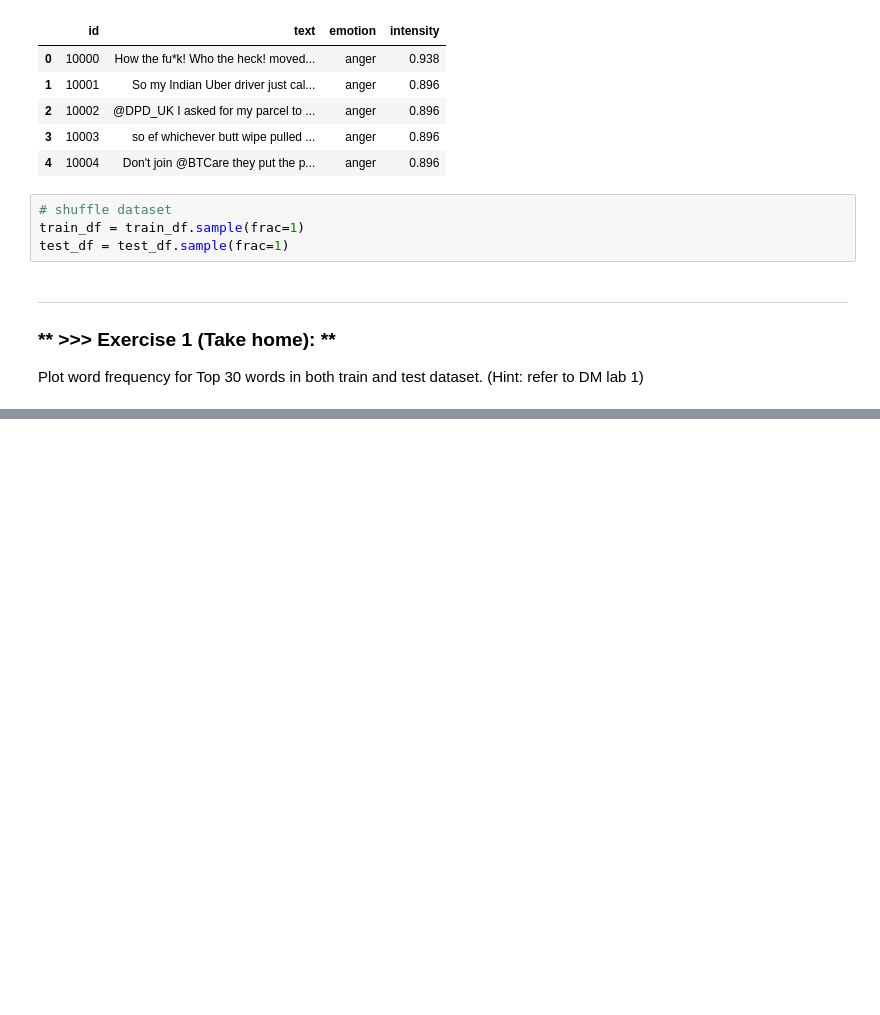
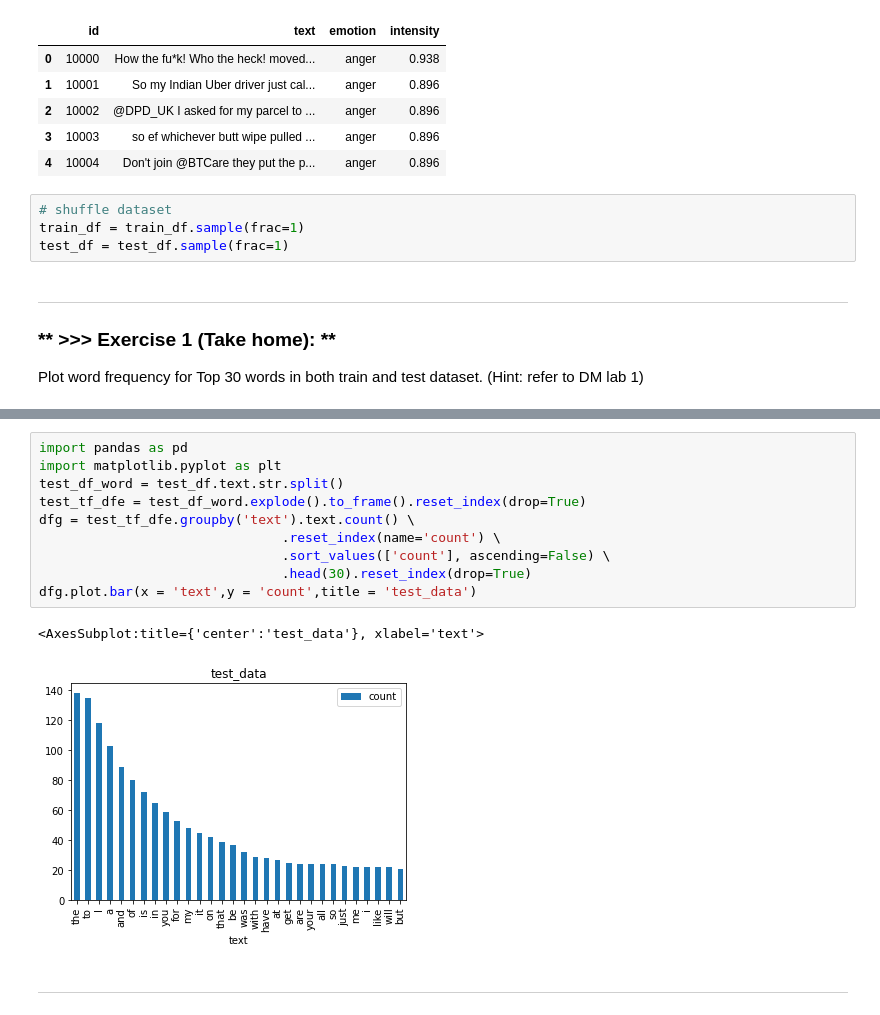
Before and after one commit to kstsunhj/DM2021-Lab2-HW2, a Jupyter notebook: DM2021-Lab2-Homework.ipynb, the cells around one changed output, grey strips where cells are left out. Cells and saved outputs as stored; diff of their text form; blank space fills up the shorter version.

```diff
--- a/DM2021-Lab2-Homework.ipynb
+++ b/DM2021-Lab2-Homework.ipynb
@@ -97,0 +97,15 @@ dfg
+# %%
+import pandas as pd
+import matplotlib.pyplot as plt
+test_df_word = test_df.text.str.split()
+test_tf_dfe = test_df_word.explode().to_frame().reset_index(drop=True)
+dfg = test_tf_dfe.groupby('text').text.count() \
+                               .reset_index(name='count') \
+                               .sort_values(['count'], ascending=False) \
+                               .head(30).reset_index(drop=True)
+dfg.plot.bar(x = 'text',y = 'count',title = 'test_data')
+# %% [output]
+<AxesSubplot:title={'center':'test_data'}, xlabel='text'>
+[figure, added]
+# %% [markdown]
+---
```
Also changed, not shown: parts of 55 cells of this notebook, 1 other file.
